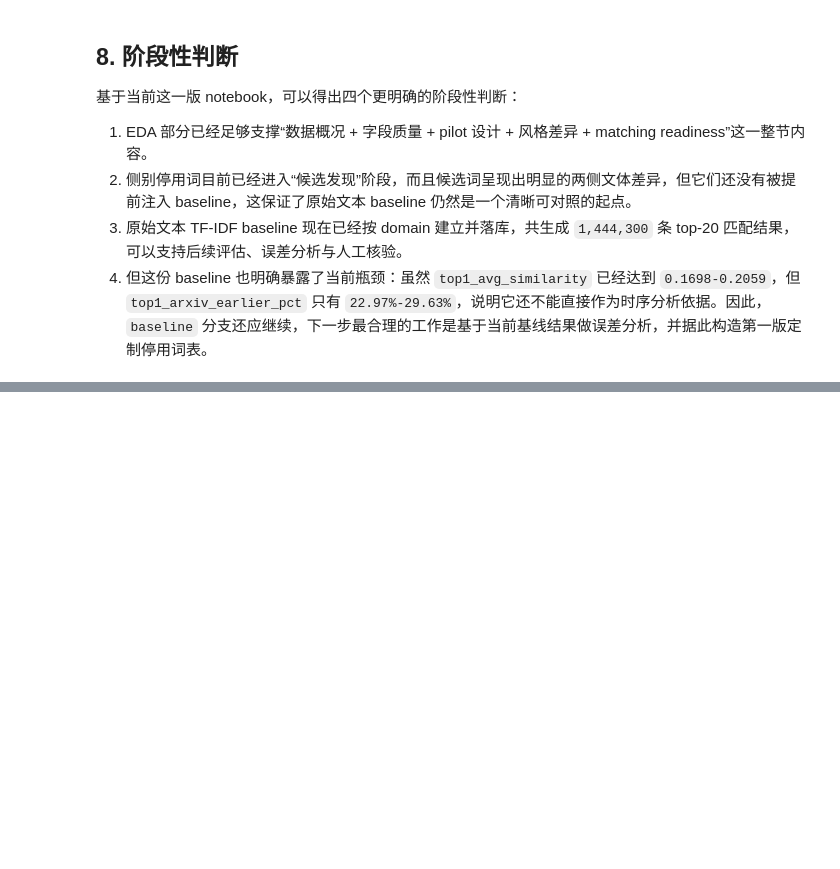
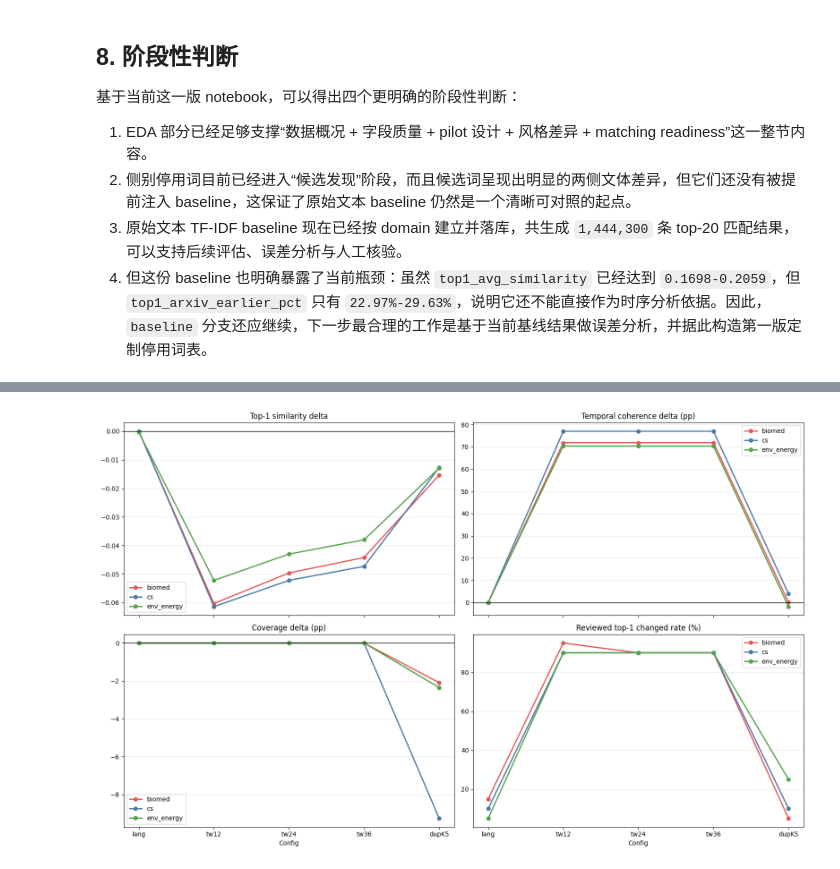
Before and after one commit to FrankieNButtons/SRMatcher, a Jupyter notebook: code.ipynb, the cells around one changed output, grey strips where cells are left out. Cells and saved outputs as stored; diff of their text form; code cells hidden in the pictures; blank space fills up the shorter version.

```diff
--- a/code.ipynb
+++ b/code.ipynb
@@ -1178,0 +1644,55 @@ plt.show()
+# %%
+plot_configs = [
+    'layer1_1a_language_filter',
+    'layer1_1b_time_window_12m',
+    'layer1_1b_time_window_24m',
+    'layer1_1b_time_window_36m',
+    'layer1_1c_duplicate_cap_k5',
+]
+plot_df = layer1_comparison[layer1_comparison['config_name'].isin(plot_configs)].copy()
+plot_df['config_label'] = pd.Categorical(
+    plot_df['config_label'],
+    categories=['lang', 'tw12', 'tw24', 'tw36', 'dupK5'],
+    ordered=True,
+)
+plot_df = plot_df.sort_values(['config_label', 'domain'])
+review_plot_df = layer1_review_summary[layer1_review_summary['config_name'].isin(plot_configs)].copy()
+review_plot_df['config_label'] = pd.Categorical(
+    review_plot_df['config_label'],
+    categories=['lang', 'tw12', 'tw24', 'tw36', 'dupK5'],
+    ordered=True,
+)
+review_plot_df = review_plot_df.sort_values(['config_label', 'domain'])
+
+domains = ['biomed', 'cs', 'env_energy']
+colors = {'biomed': '#E45756', 'cs': '#4C78A8', 'env_energy': '#54A24B'}
+
+fig, axes = plt.subplots(2, 2, figsize=(16, 10), sharex=True)
+metrics = [
+    ('delta_top1_avg_similarity', 'Top-1 similarity delta', axes[0, 0]),
+    ('delta_top1_arxiv_earlier_pct', 'Temporal coherence delta (pp)', axes[0, 1]),
+    ('delta_coverage_pct', 'Coverage delta (pp)', axes[1, 0]),
+]
+for metric, title, ax in metrics:
+    for domain in domains:
+        subset = plot_df[plot_df['domain'] == domain]
+        ax.plot(subset['config_label'], subset[metric], marker='o', linewidth=2, color=colors[domain], label=domain)
+    ax.axhline(0, color='black', linewidth=1)
+    ax.set_title(title)
+    ax.grid(axis='y', alpha=0.3)
+
+for domain in domains:
+    subset = review_plot_df[review_plot_df['domain'] == domain]
+    axes[1, 1].plot(subset['config_label'], subset['changed_top1_pct'], marker='o', linewidth=2, color=colors[domain], label=domain)
+axes[1, 1].set_title('Reviewed top-1 changed rate (%)')
+axes[1, 1].grid(axis='y', alpha=0.3)
+
+for ax in axes[1]:
+    ax.set_xlabel('Config')
+for ax in axes.ravel():
+    ax.legend()
+
+plt.tight_layout()
+plt.show()
+# %% [output]
+[figure, added]
```
Also changed, not shown: parts of 54 cells of this notebook, 17 other files.
